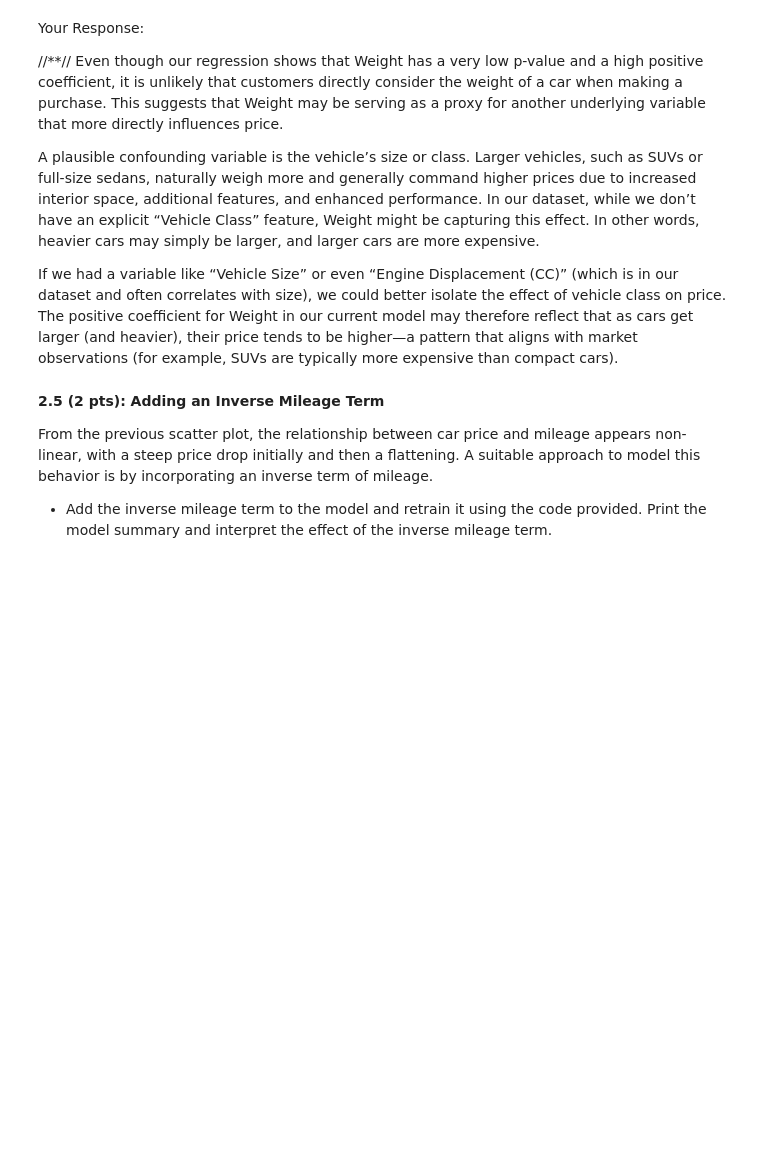
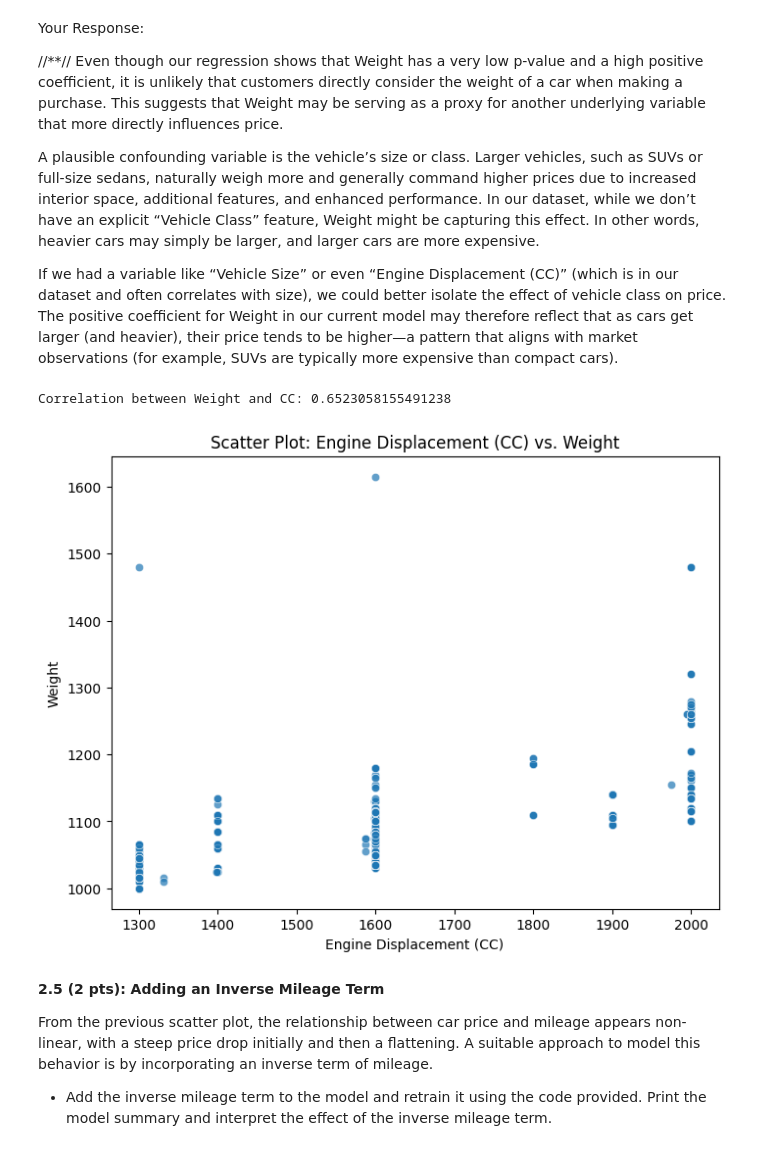
Before and after one commit to PavelDetvan/Data-Analysis, a Jupyter notebook: clinic2/clinic2-empty_PD.ipynb, the cells around one changed output. Cells and saved outputs as stored; diff of their text form; code cells hidden in the pictures; blank space fills up the shorter version.

```diff
--- a/clinic2/clinic2-empty_PD.ipynb
+++ b/clinic2/clinic2-empty_PD.ipynb
@@ -863,6 +863,24 @@ Even though our regression shows that Weight has a very low p-value and a high p
 A plausible confounding variable is the vehicle’s size or class. Larger vehicles, such as SUVs or full-size sedans, naturally weigh more and generally command higher prices due to increased interior space, additional features, and enhanced performance. In our dataset, while we don’t have an explicit “Vehicle Class” feature, Weight might be capturing this effect. In other words, heavier cars may simply be larger, and larger cars are more expensive.
 
 If we had a variable like “Vehicle Size” or even “Engine Displacement (CC)” (which is in our dataset and often correlates with size), we could better isolate the effect of vehicle class on price. The positive coefficient for Weight in our current model may therefore reflect that as cars get larger (and heavier), their price tends to be higher—a pattern that aligns with market observations (for example, SUVs are typically more expensive than compact cars).
+# %%
+import seaborn as sns
+import matplotlib.pyplot as plt
+
+# Calculate the correlation between Weight and CC
+corr_weight_cc = df_encoded['Weight'].corr(df_encoded['CC'])
+print("Correlation between Weight and CC:", corr_weight_cc)
+
+# Create a scatter plot to visualize the relationship
+plt.figure(figsize=(8,6))
+sns.scatterplot(x='CC', y='Weight', data=df_encoded, alpha=0.7)
+plt.title("Scatter Plot: Engine Displacement (CC) vs. Weight")
+plt.xlabel("Engine Displacement (CC)")
+plt.ylabel("Weight")
+plt.show()
+# %% [output]
+Correlation between Weight and CC: 0.6523058155491238
+[figure, added]
 # %% [markdown]
 **2.5 (2 pts): Adding an Inverse Mileage Term**
 
```
Also changed, not shown: parts of 21 cells of this notebook.
